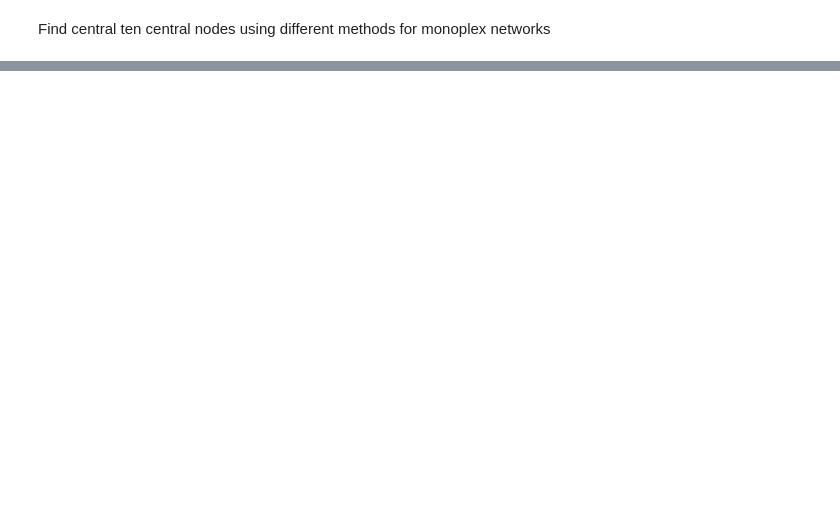
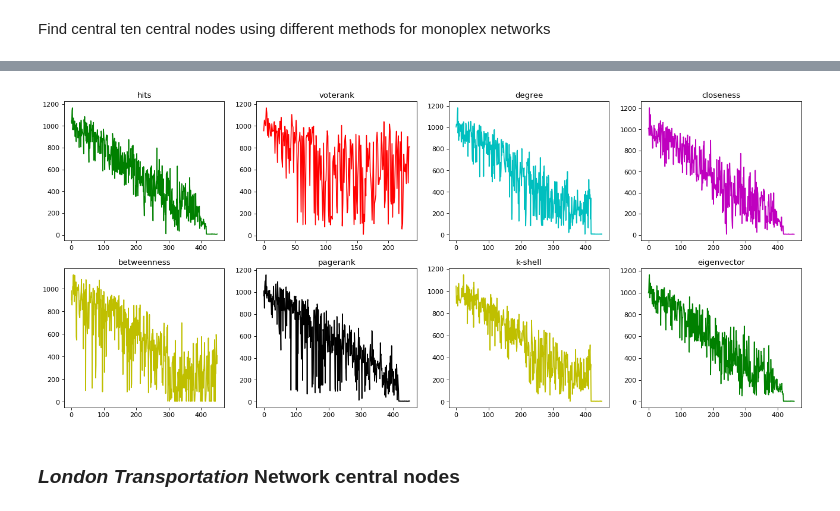
Before and after one commit to filip141/nettools, a Jupyter notebook: notebooks/centrality_real.ipynb, the cells around one changed output, grey strips where cells are left out. Cells and saved outputs as stored; diff of their text form; code cells hidden in the pictures; blank space fills up the shorter version.

Commit message:
percolation plots

```diff
--- a/notebooks/centrality_real.ipynb
+++ b/notebooks/centrality_real.ipynb
@@ -114,0 +192,19 @@ pd.DataFrame.from_dict(cent_dict)
+# %%
+scores = {}
+scores_15 = {}
+mean_realisation = 10
+for method, nodes in cent_dict_eu.items():
+    node_labels = []
+    nodes_scores = []
+    for node in nodes:
+        mean_spread = []
+        for _ in range(mean_realisation):
+            sis = SISMultiplex(im_eu.get_network_adjacency(), beta=0.3, mu=0.01, inter_beta=0.75,
+                           inter_rec=0.75, seed_nodes=[node])
+            sis.run(epochs=10, visualize=False)
+            mean_spread.append(sis.get_num('i'))
+        node_labels.append(node)
+        nodes_scores.append(np.mean(mean_spread))
+    scores[method] = node_labels, nodes_scores
+    scores_15[method] = nodes_scores[:15]
+pd.DataFrame.from_dict(scores_15)
@@ -114,0 +228,15 @@ pd.DataFrame.from_dict(cent_dict)
+# %%
+idx_counter = 1
+colors = "bgrcmykygyb"
+fig=plt.figure(figsize=(20, 20), dpi= 80, facecolor='w', edgecolor='k')
+plt.subplots_adjust(top=1.5)
+for method, nd_lab_scores in scores.items():
+    sp = plt.subplot(840 + idx_counter)
+    sp.plot(nd_lab_scores[1], colors[idx_counter])
+    sp.set_title(method)
+    idx_counter += 1
+plt.show()
+# %% [output]
+[figure, added]
+# %% [markdown]
+### *London Transportation* Network central nodes
```
Also changed, not shown: parts of 18 cells of this notebook.
